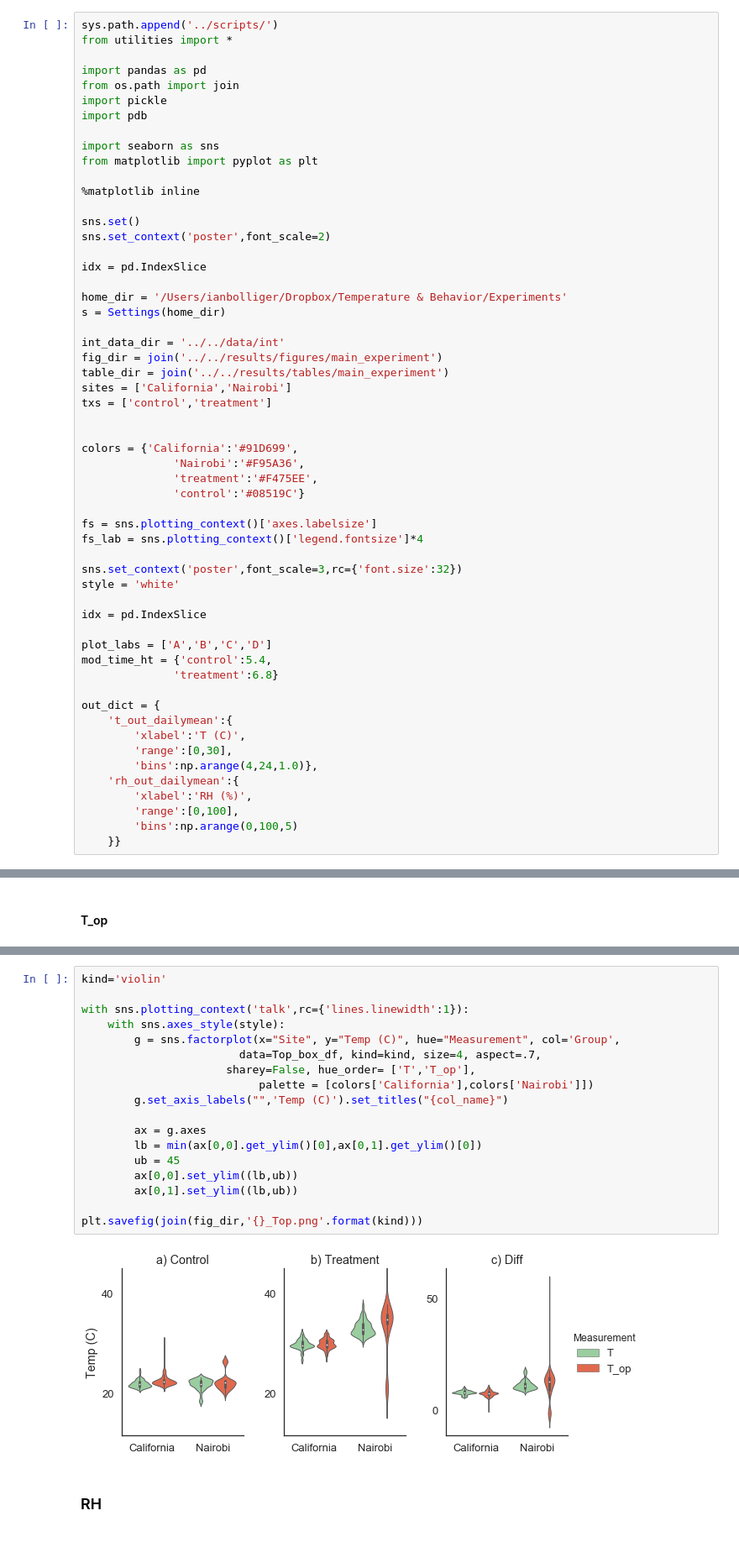
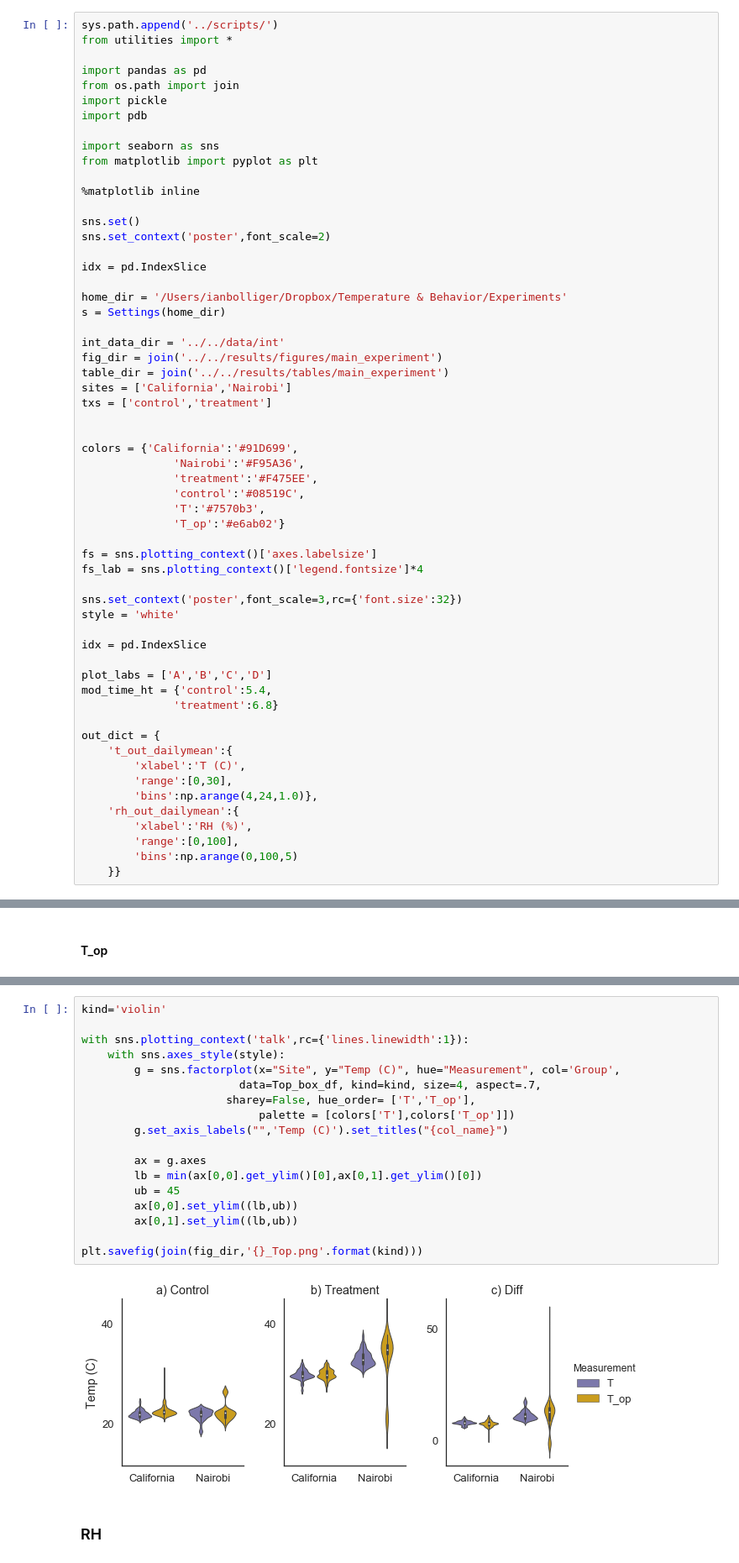
Before and after one commit to bolliger32/berkeley_temp_behavior, a Jupyter notebook: code/notebooks/publication_figures_and_tables.ipynb, the cells around one changed output, grey strips where cells are left out. Shown: that part at 84% size. Cells and saved outputs as stored; diff of their text form.

Commit message:
update color scheme for T/T_op violin plot

```diff
--- a/code/notebooks/publication_figures_and_tables.ipynb
+++ b/code/notebooks/publication_figures_and_tables.ipynb
@@ -34,7 +34,9 @@ txs = ['control','treatment']
 colors = {'California':'#91D699',
               'Nairobi':'#F95A36',
               'treatment':'#F475EE',
-              'control':'#08519C'}
+              'control':'#08519C',
+              'T':'#7570b3',
+              'T_op':'#e6ab02'}
 
 fs = sns.plotting_context()['axes.labelsize']
 fs_lab = sns.plotting_context()['legend.fontsize']*4
@@ -488,23 +498,23 @@ Top_box_df['Group'] = Top_box_df['Group'].apply(label_func)
 # %%
 kind='violin'
 
 with sns.plotting_context('talk',rc={'lines.linewidth':1}):
     with sns.axes_style(style):
         g = sns.factorplot(x="Site", y="Temp (C)", hue="Measurement", col='Group',
                         data=Top_box_df, kind=kind, size=4, aspect=.7,
                       sharey=False, hue_order= ['T','T_op'],
-                           palette = [colors['California'],colors['Nairobi']])
+                           palette = [colors['T'],colors['T_op']])
         g.set_axis_labels("",'Temp (C)').set_titles("{col_name}")
 
         ax = g.axes
         lb = min(ax[0,0].get_ylim()[0],ax[0,1].get_ylim()[0])
         ub = 45
         ax[0,0].set_ylim((lb,ub))
         ax[0,1].set_ylim((lb,ub))
 
 plt.savefig(join(fig_dir,'{}_Top.png'.format(kind)))
 # %% [output]
-[figure, old version]
+[figure, new version]
 # %% [markdown]
 ### RH
 # %%
```
Also changed, not shown: parts of 1 cell of this notebook.
